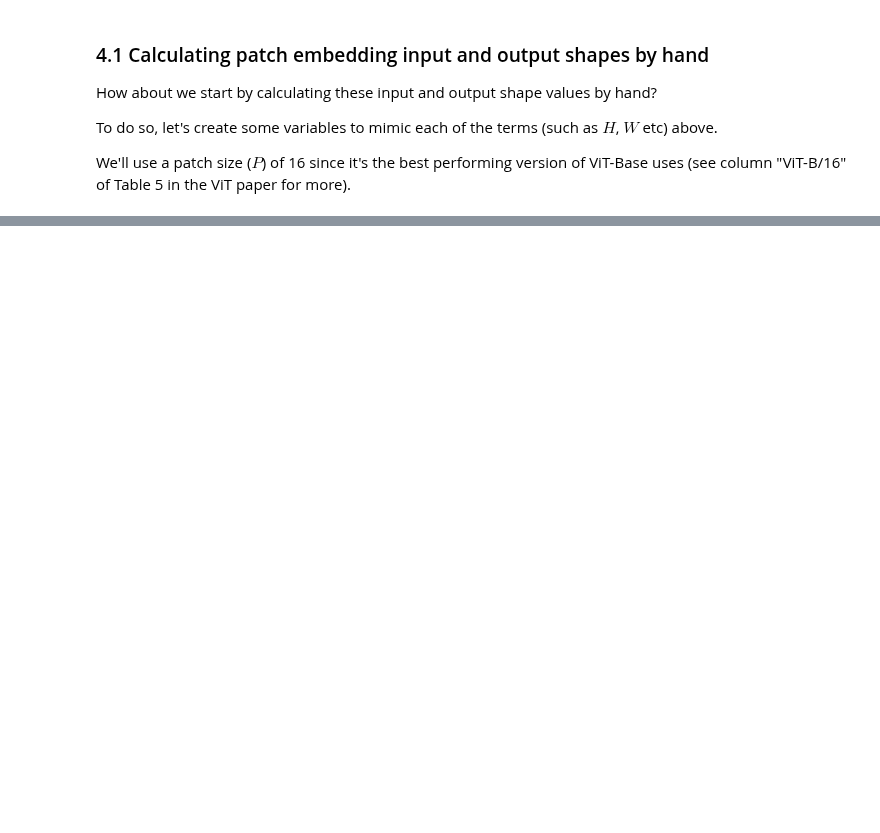
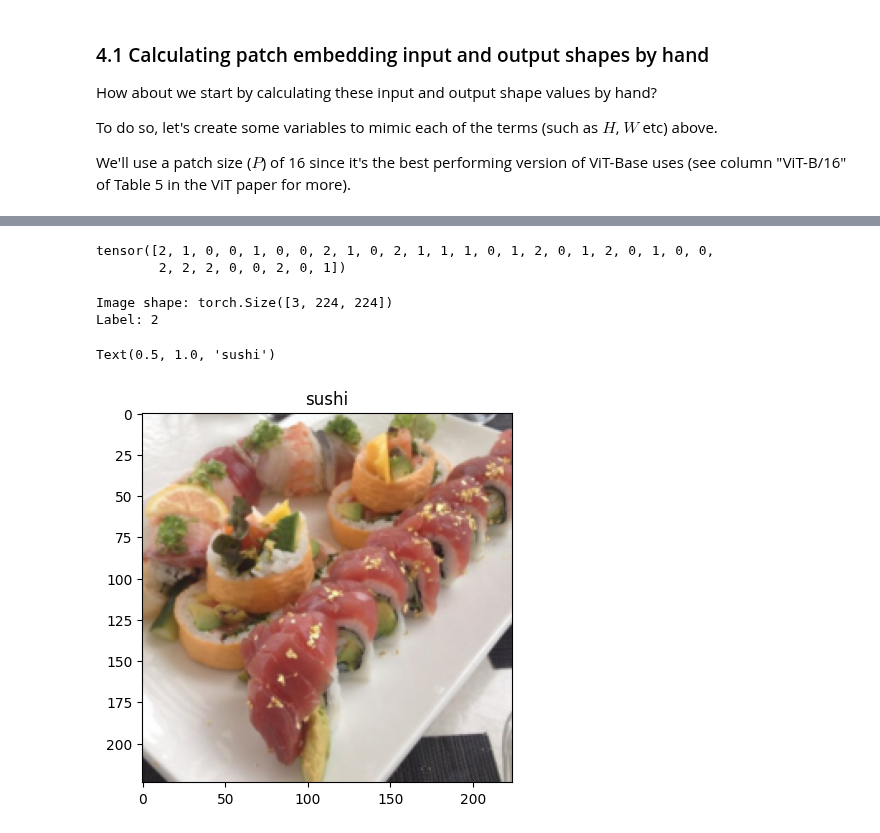
Before and after one commit to JoachimLombardi/Portfolio, a Jupyter notebook: Deep Learning/PyTorch/Classification/Computer vision/08_pytorch_paper_replicating.ipynb, the cells around one changed output, grey strips where cells are left out. Saved outputs shown, nothing was run; the diff lists cells and outputs as text; code cells hidden in the pictures; blank space fills up the shorter version.

```diff
--- a/Deep Learning/PyTorch/Classification/Computer vision/08_pytorch_paper_replicating.ipynb
+++ b/Deep Learning/PyTorch/Classification/Computer vision/08_pytorch_paper_replicating.ipynb
@@ -413,0 +469,19 @@ We'll use a patch size ($P$) of 16 since it's the best performing version of ViT
+# %%
+image_batch, label_batch = next(iter(train_dataloader))
+label_batch
+# %% [output]
+tensor([2, 1, 0, 0, 1, 0, 0, 2, 1, 0, 2, 1, 1, 1, 0, 1, 2, 0, 1, 2, 0, 1, 0, 0,
+        2, 2, 2, 0, 0, 2, 0, 1])
+# %%
+image, label = image_batch[0], label_batch[0]
+print(f"Image shape: {image.shape}")
+print(f"Label: {label}")
+# %% [output]
+Image shape: torch.Size([3, 224, 224])
+Label: 2
+# %%
+plt.imshow(image.permute(1, 2, 0))
+plt.title(f"{class_names[label]}")
+# %% [output]
+Text(0.5, 1.0, 'sushi')
+[figure, added]
```
Also changed, not shown: parts of 21 cells of this notebook.
